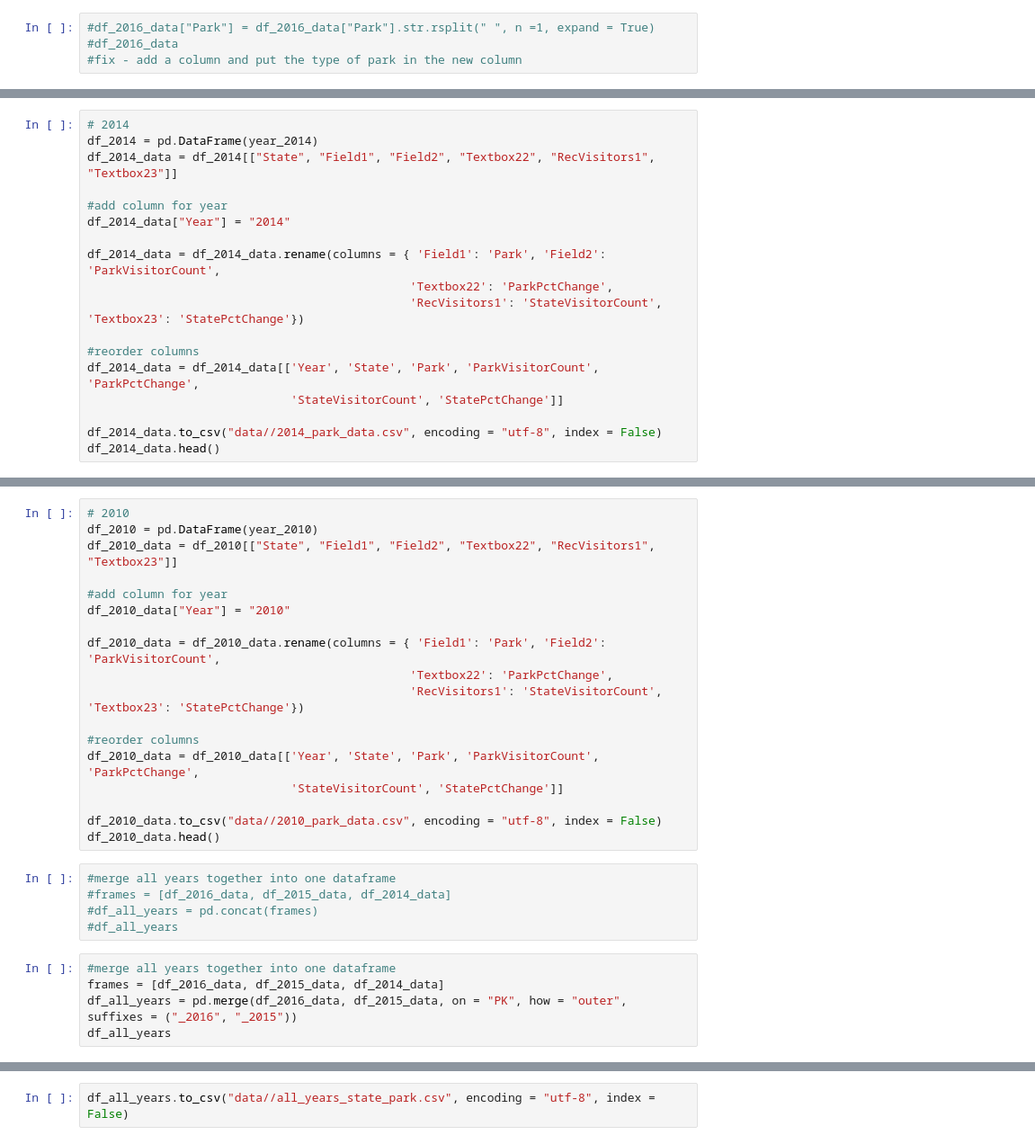
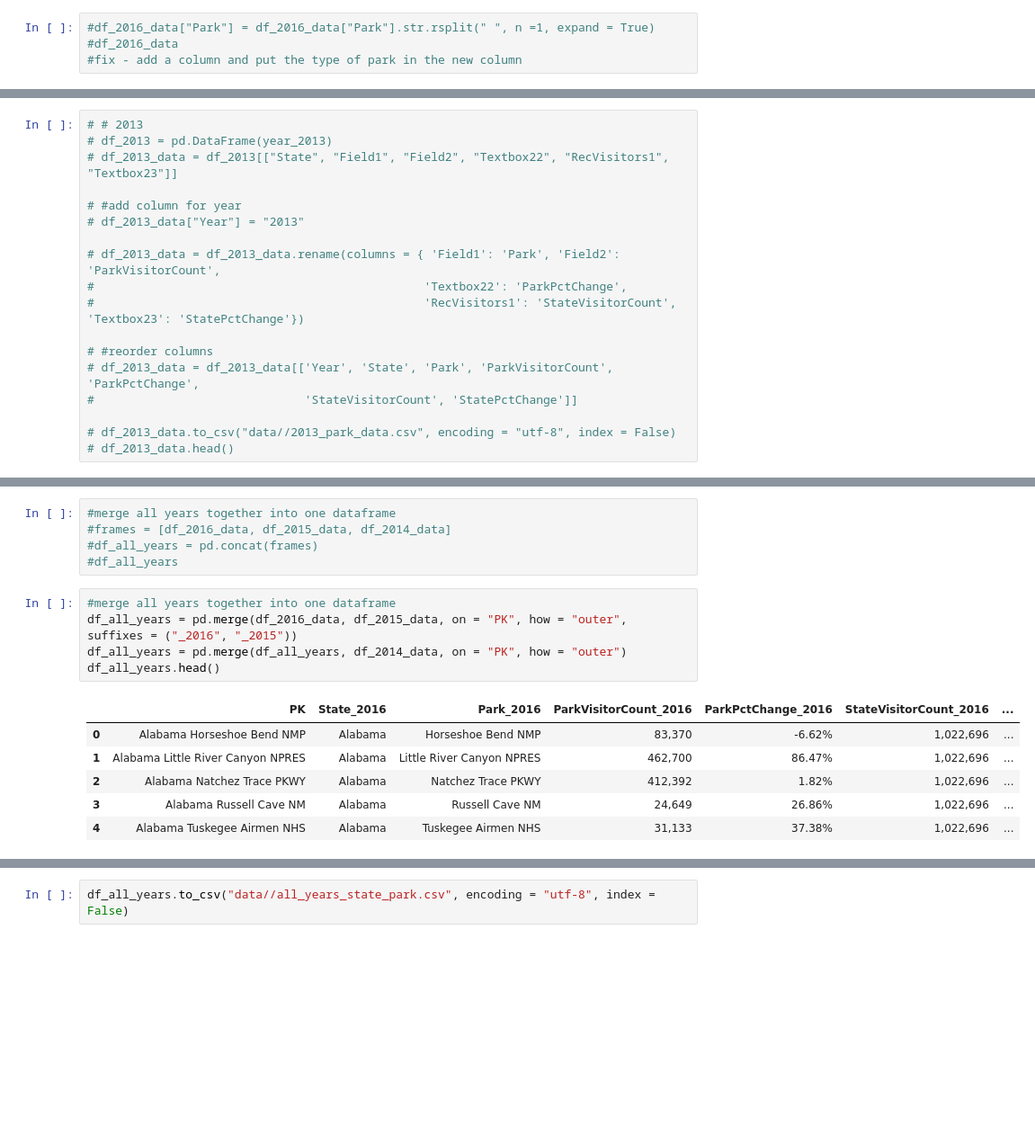
Before and after one commit to njmorr/Exploring-National-Parks, a Jupyter notebook: NationalParkData.ipynb, the cells around one changed output, grey strips where cells are left out. Shown at 90% size. Saved outputs shown, nothing was run; the diff lists cells and outputs as text; blank space fills up the shorter version.

```diff
--- a/NationalParkData.ipynb
+++ b/NationalParkData.ipynb
@@ -88,19 +186,19 @@ df_2015_data
 # %%
-# 2014
-df_2014 = pd.DataFrame(year_2014)
-df_2014_data = df_2014[["State", "Field1", "Field2", "Textbox22", "RecVisitors1", "Textbox23"]]
+# # 2013
+# df_2013 = pd.DataFrame(year_2013)
+# df_2013_data = df_2013[["State", "Field1", "Field2", "Textbox22", "RecVisitors1", "Textbox23"]]
 
-#add column for year
-df_2014_data["Year"] = "2014"
+# #add column for year
+# df_2013_data["Year"] = "2013"
 
-df_2014_data = df_2014_data.rename(columns = { 'Field1': 'Park', 'Field2': 'ParkVisitorCount',
-                                              'Textbox22': 'ParkPctChange',
-                                              'RecVisitors1': 'StateVisitorCount', 'Textbox23': 'StatePctChange'})
+# df_2013_data = df_2013_data.rename(columns = { 'Field1': 'Park', 'Field2': 'ParkVisitorCount',
+#                                               'Textbox22': 'ParkPctChange',
+#                                               'RecVisitors1': 'StateVisitorCount', 'Textbox23': 'StatePctChange'})
 
-#reorder columns
-df_2014_data = df_2014_data[['Year', 'State', 'Park', 'ParkVisitorCount', 'ParkPctChange',
-                             'StateVisitorCount', 'StatePctChange']]
+# #reorder columns
+# df_2013_data = df_2013_data[['Year', 'State', 'Park', 'ParkVisitorCount', 'ParkPctChange',
+#                              'StateVisitorCount', 'StatePctChange']]
 
-df_2014_data.to_csv("data//2014_park_data.csv", encoding = "utf-8", index = False)
-df_2014_data.head()
+# df_2013_data.to_csv("data//2013_park_data.csv", encoding = "utf-8", index = False)
+# df_2013_data.head()
 # %%
@@ -160,21 +258,3 @@ df_2011_data.head()
-# %%
-# 2010
-df_2010 = pd.DataFrame(year_2010)
-df_2010_data = df_2010[["State", "Field1", "Field2", "Textbox22", "RecVisitors1", "Textbox23"]]
-
-#add column for year
-df_2010_data["Year"] = "2010"
-
-df_2010_data = df_2010_data.rename(columns = { 'Field1': 'Park', 'Field2': 'ParkVisitorCount',
-                                              'Textbox22': 'ParkPctChange',
-                                              'RecVisitors1': 'StateVisitorCount', 'Textbox23': 'StatePctChange'})
-
-#reorder columns
-df_2010_data = df_2010_data[['Year', 'State', 'Park', 'ParkVisitorCount', 'ParkPctChange',
-                             'StateVisitorCount', 'StatePctChange']]
-
-df_2010_data.to_csv("data//2010_park_data.csv", encoding = "utf-8", index = False)
-df_2010_data.head()
 # %%
 #merge all years together into one dataframe
 #frames = [df_2016_data, df_2015_data, df_2014_data]
@@ -182,9 +262,16 @@ df_2010_data.head()
 #df_all_years
 # %%
 #merge all years together into one dataframe
-frames = [df_2016_data, df_2015_data, df_2014_data]
 df_all_years = pd.merge(df_2016_data, df_2015_data, on = "PK", how = "outer", suffixes = ("_2016", "_2015"))
-df_all_years
+df_all_years = pd.merge(df_all_years, df_2014_data, on = "PK", how = "outer")
+df_all_years.head()
+# %% [output]
+|  | PK | State_2016 | Park_2016 | ParkVisitorCount_2016 | ParkPctChange_2016 | StateVisitorCount_2016 | ... |
+| 0 | Alabama Horseshoe Bend NMP | Alabama | Horseshoe Bend NMP | 83,370 | -6.62% | 1,022,696 | ... |
+| 1 | Alabama Little River Canyon NPRES | Alabama | Little River Canyon NPRES | 462,700 | 86.47% | 1,022,696 | ... |
+| 2 | Alabama Natchez Trace PKWY | Alabama | Natchez Trace PKWY | 412,392 | 1.82% | 1,022,696 | ... |
+| 3 | Alabama Russell Cave NM | Alabama | Russell Cave NM | 24,649 | 26.86% | 1,022,696 | ... |
+| 4 | Alabama Tuskegee Airmen NHS | Alabama | Tuskegee Airmen NHS | 31,133 | 37.38% | 1,022,696 | ... |
 # %%
 # remove rows for non US states
 
```
Also changed, not shown: parts of 11 cells of this notebook, 2 other files.
